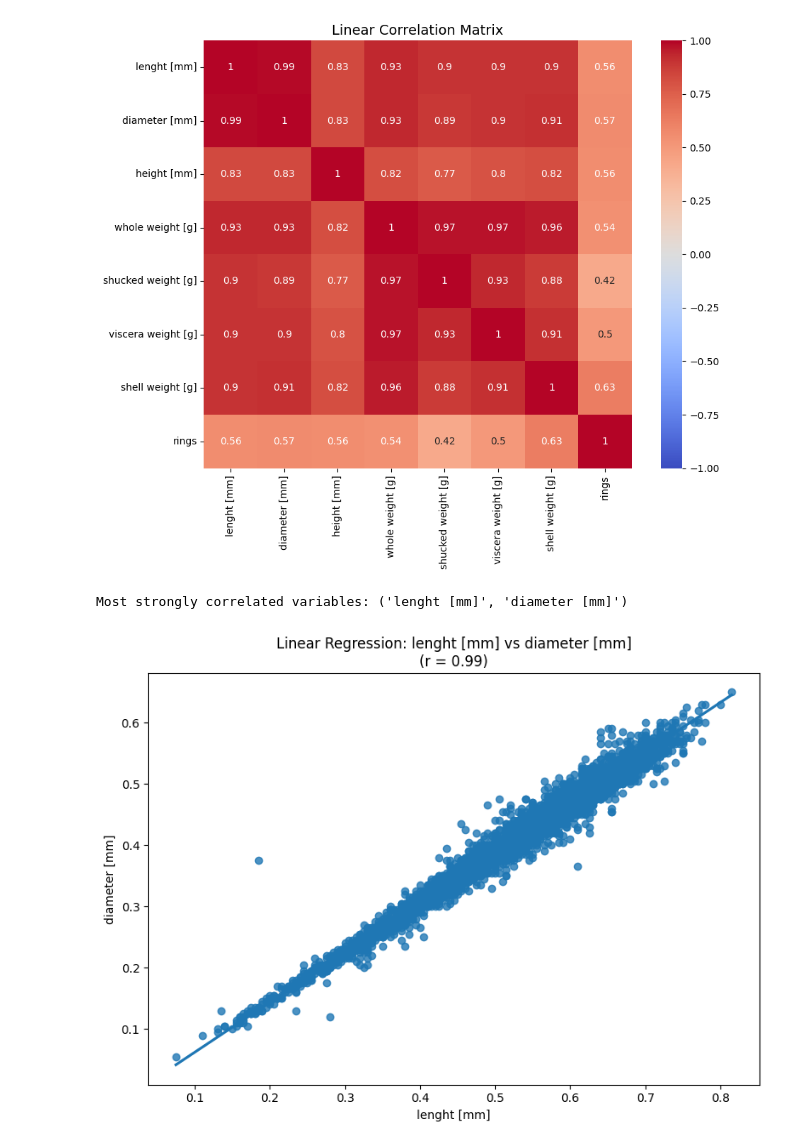
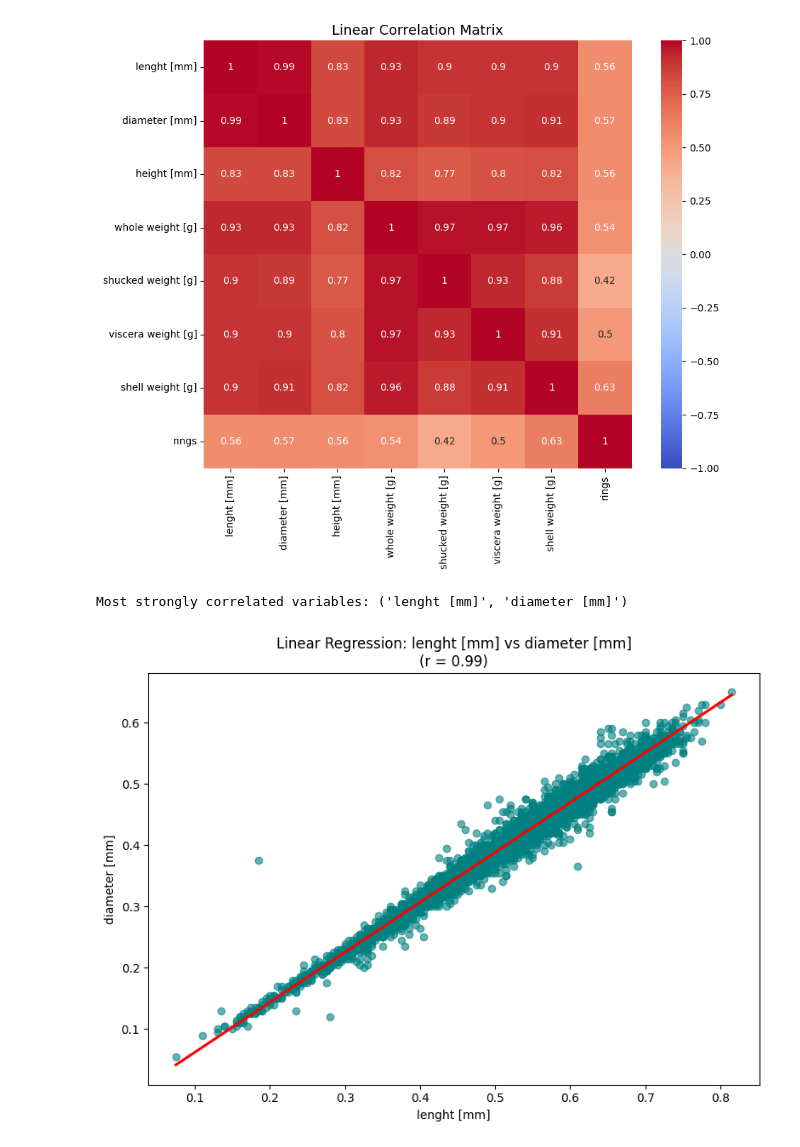
Before and after one commit to Sw3eT1/PY, a Jupyter notebook: Assignment 1/Assignment 1.ipynb, the cells around one changed output. Cells and saved outputs as stored; diff of their text form; code cells hidden in the pictures.

```diff
--- a/Assignment 1/Assignment 1.ipynb
+++ b/Assignment 1/Assignment 1.ipynb
@@ -129,22 +133,23 @@ plt.show()
 # %%
 corr_matrix_abs = corr_matrix.abs()
 np.fill_diagonal(corr_matrix_abs.values, 0)
 max_pair = corr_matrix_abs.stack().idxmax()
 print(f"Most strongly correlated variables: {max_pair}")
 
 x_var, y_var = max_pair
 
 
 plt.figure(figsize=(8, 6))
 sbn.regplot(
     data=quantitative_values,
     x=x_var,
     y=y_var,
-
+    scatter_kws={'alpha': 0.6, 'color': 'teal'},
+    line_kws={'color': 'red'}
 )
 plt.title(f'Linear Regression: {x_var} vs {y_var}\n(r = {corr_matrix.loc[x_var, y_var]:.2f})')
 plt.tight_layout()
 plt.show()
 # %% [output]
 Most strongly correlated variables: ('lenght [mm]', 'diameter [mm]')
-[figure, old version]
+[figure, new version]
```
Also changed, not shown: parts of 2 cells of this notebook.
